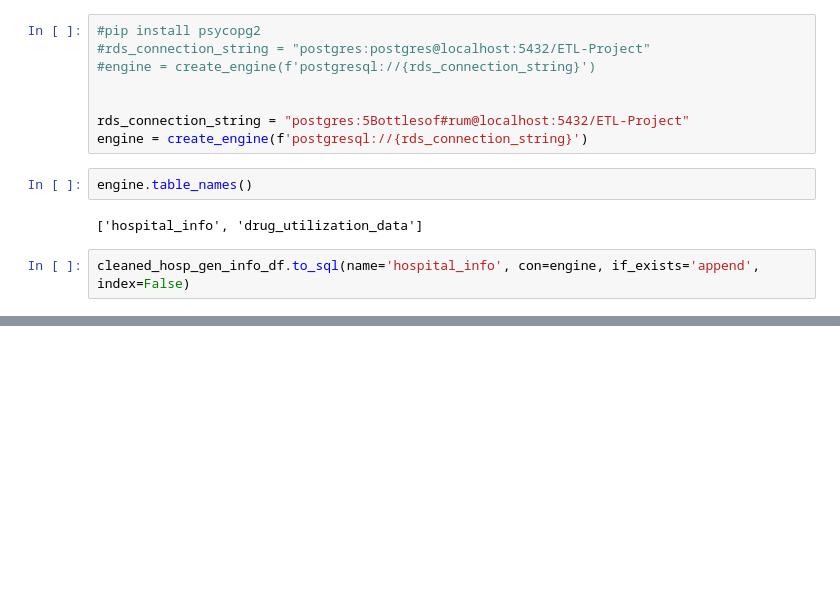
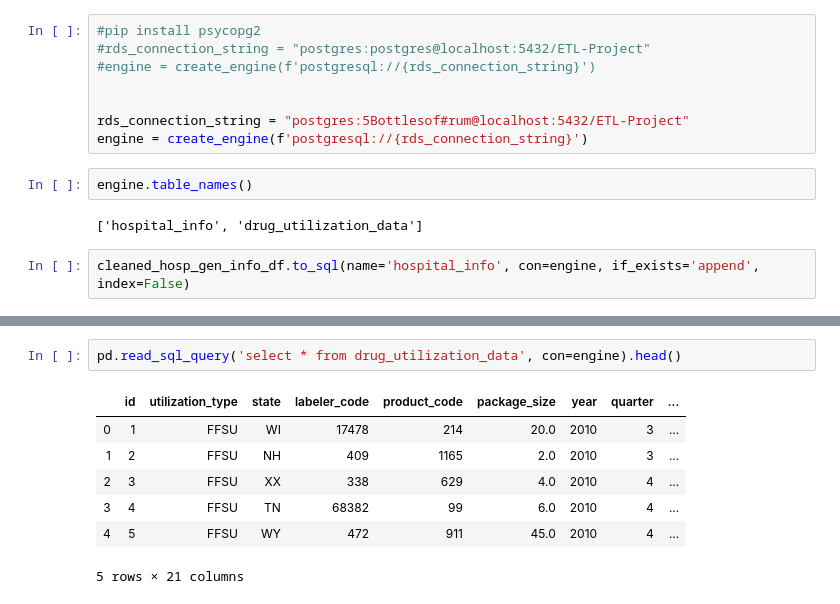
Before and after one commit to Uche-UJO/ETL-Project, a Jupyter notebook: ETL_data_cleanup.ipynb, the cells around one changed output, grey strips where cells are left out. Cells and saved outputs as stored; diff of their text form; blank space fills up the shorter version.

```diff
--- a/ETL_data_cleanup.ipynb
+++ b/ETL_data_cleanup.ipynb
@@ -218,0 +196,10 @@ DataError: (psycopg2.errors.NumericValueOutOfRange) integer out of range
+# %%
+pd.read_sql_query('select * from drug_utilization_data', con=engine).head()
+# %% [output]
+|  | id | utilization_type | state | labeler_code | product_code | package_size | year | quarter | ... |
+| 0 | 1 | FFSU | WI | 17478 | 214 | 20.0 | 2010 | 3 | ... |
+| 1 | 2 | FFSU | NH | 409 | 1165 | 2.0 | 2010 | 3 | ... |
+| 2 | 3 | FFSU | XX | 338 | 629 | 4.0 | 2010 | 4 | ... |
+| 3 | 4 | FFSU | TN | 68382 | 99 | 6.0 | 2010 | 4 | ... |
+| 4 | 5 | FFSU | WY | 472 | 911 | 45.0 | 2010 | 4 | ... |
+5 rows × 21 columns
```
Also changed, not shown: parts of 7 cells of this notebook.
